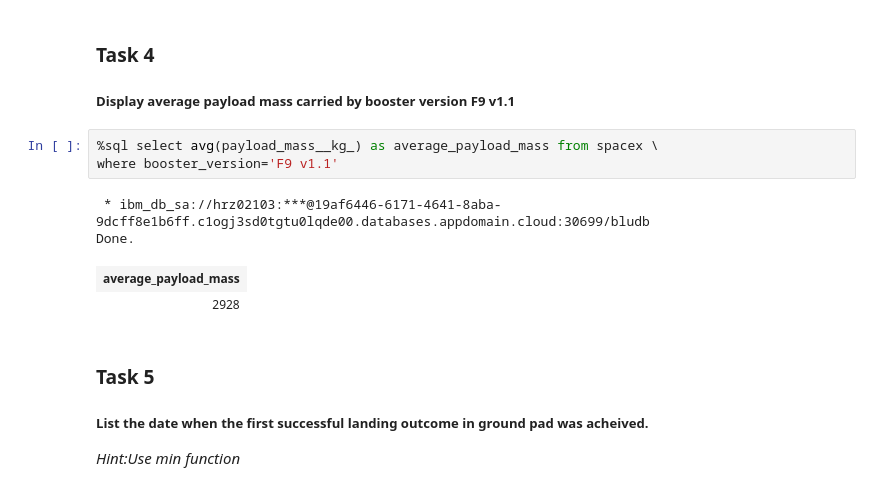
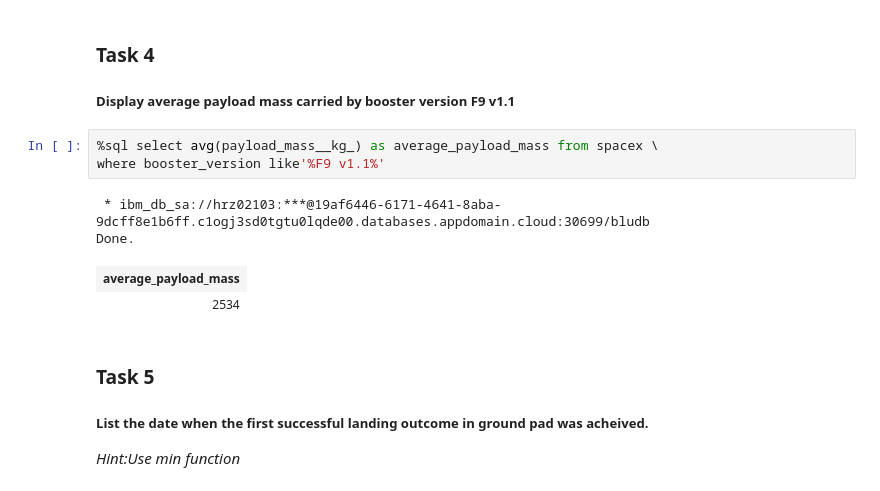
Before and after one commit to rdf5/spaceXfalcon9, a Jupyter notebook: jupyter-labs-eda-sql-coursera.ipynb, the cells around one changed output. Drawn from its saved outputs; the diff is of its cells as text.

```diff
--- a/jupyter-labs-eda-sql-coursera.ipynb
+++ b/jupyter-labs-eda-sql-coursera.ipynb
@@ -222,12 +222,12 @@ Done.
 ##### Display average payload mass carried by booster version F9 v1.1
 # %%
 %sql select avg(payload_mass__kg_) as average_payload_mass from spacex \
-where booster_version='F9 v1.1'
+where booster_version like'%F9 v1.1%'
 # %% [output]
  * ibm_db_sa://hrz02103:***@19af6446-6171-4641-8aba-9dcff8e1b6ff.c1ogj3sd0tgtu0lqde00.databases.appdomain.cloud:30699/bludb
 Done.
 | average_payload_mass |
-| 2928 |
+| 2534 |
 # %% [markdown]
 ### Task 5
 
```
Also changed, not shown: parts of 5 cells of this notebook, 2 other files.
